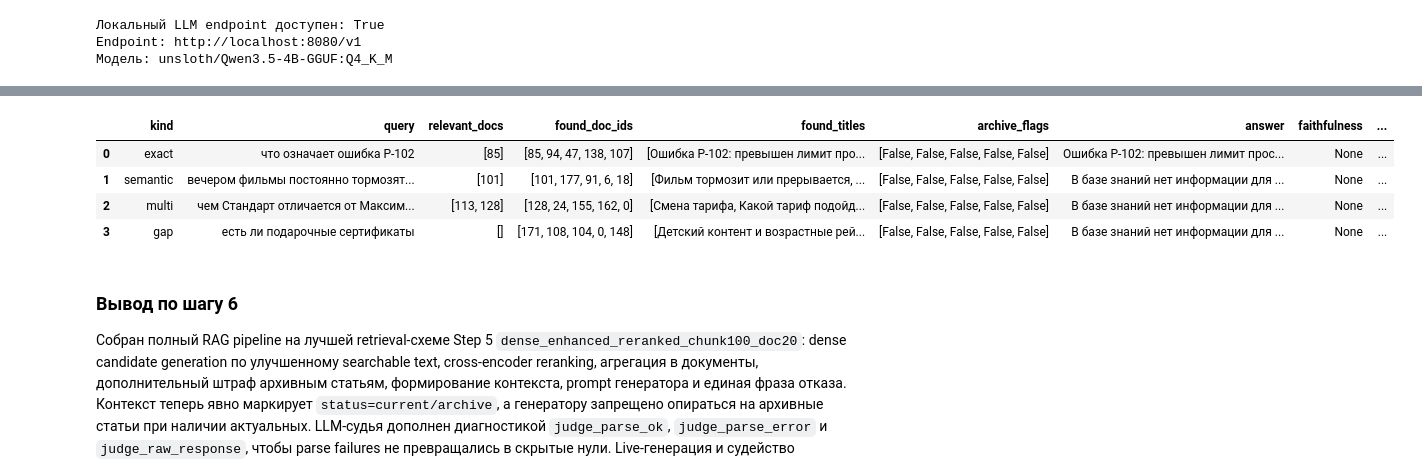
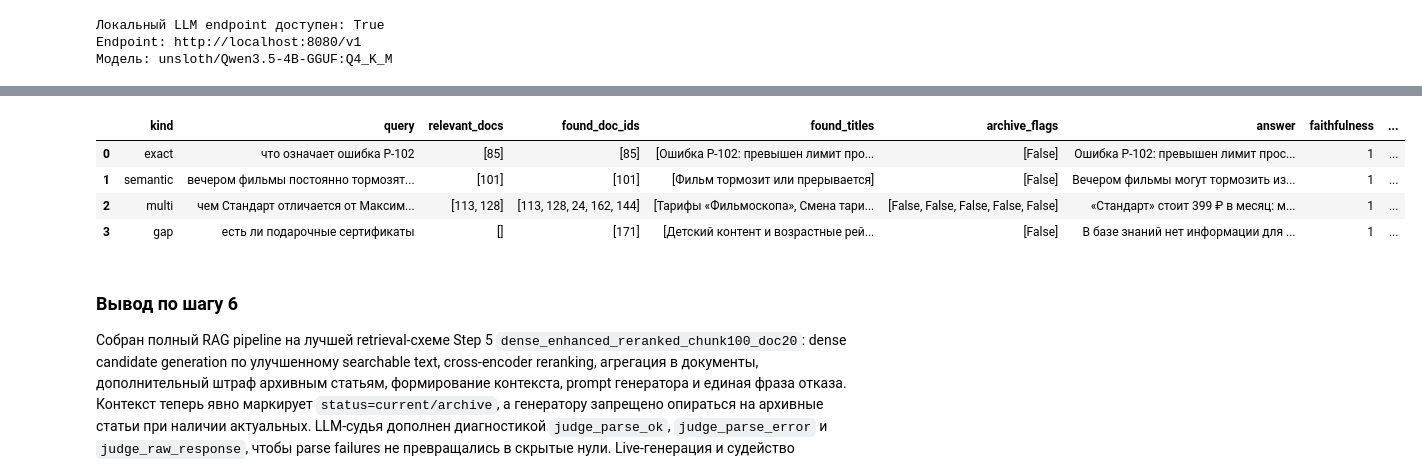
Before and after one commit to IlyaEmelin/ai-agent.rag-system2, a Jupyter notebook: filmoskop_rag.ipynb, the cells around one changed output, grey strips where cells are left out. Saved outputs shown, nothing was run; the diff lists cells and outputs as text; code cells hidden in the pictures.

```diff
--- a/filmoskop_rag.ipynb
+++ b/filmoskop_rag.ipynb
@@ -1759,13 +1759,18 @@ Sweep по чанкингу нашёл лучшую стратегию candidate
 # %%
 from openai import OpenAI
 import urllib.request
+import time
 
 LOCAL_LLM_BASE_URL = "http://localhost:8080/v1"
 LOCAL_LLM_MODELS_URL = "http://localhost:8080/v1/models"
 LOCAL_LLM_MODEL = "unsloth/Qwen3.5-4B-GGUF:Q4_K_M"
 GENERATION_TEMPERATURE = 0
+GENERATION_MAX_TOKENS = 384
+JUDGE_MAX_TOKENS = 192
+JUDGE_RETRIES = 2
+NO_THINK_EXTRA_BODY = {"chat_template_kwargs": {"enable_thinking": False}}
 REFUSAL_PHRASE = "В базе знаний нет информации для ответа на этот вопрос."
-FINAL_RETRIEVAL_VARIANT = "dense_enhanced_reranked_chunk100_doc20_archive_penalty"
+FINAL_RETRIEVAL_VARIANT = "dense_enhanced_reranked_chunk100_doc20_archive_penalty_coverage"
 FINAL_BASE_RETRIEVAL_VARIANT = "dense_enhanced_reranked_chunk100_doc20"
 FINAL_CANDIDATE_CHUNK_K = RERANKER_CANDIDATE_CHUNK_K
 FINAL_DOC_POOL_K = RERANKER_DOC_K
@@ -1789,13 +1794,35 @@ def local_llm_is_available(timeout: float = 2.0) -> bool:
         return False
 
 
-def make_llm_client() -> OpenAI:
+def make_llm_client(timeout: float = 120.0) -> OpenAI:
     """Создаёт OpenAI-compatible клиент для локальной LLM.
+
+    Args:
+        timeout: Клиентский timeout для generation/judge вызовов.
 
     Returns:
         Клиент `OpenAI`, настроенный на локальный endpoint.
     """
-    return OpenAI(base_url=LOCAL_LLM_BASE_URL, api_key="not-needed")
+    return OpenAI(base_url=LOCAL_LLM_BASE_URL, api_key="not-needed", timeout=timeout)
+
+
+def extract_chat_message_text(message) -> str:
+    """Возвращает текст OpenAI-compatible chat message с учётом Qwen reasoning_content.
+
+    Args:
+        message: `completion.choices[0].message` из OpenAI-compatible API.
+
+    Returns:
+        Непустой текст из `content` или финальная часть `reasoning_content`, если сервер
+        неожиданно вернул ответ в поле reasoning.
+    """
+    content = (getattr(message, "content", None) or "").strip()
+    if content:
+        return content
+    reasoning = (getattr(message, "reasoning_content", None) or "").strip()
+    if "</think>" in reasoning:
+        return reasoning.split("</think>", 1)[1].strip()
+    return reasoning
 
 
 llm_available = local_llm_is_available()
@@ -2120,37 +2540,38 @@ for kind in ["exact", "semantic", "multi", "gap"]:
 llm_client = make_llm_client() if llm_available else None
 step6_preview_rows = []
 
 for q in step6_examples:
     result = run_rag_pipeline(q["query"], client=llm_client, generate=llm_available)
     answer = result["answer"] if llm_available else "LLM endpoint недоступен: показан только retrieval/context preview."
     judge = None
     if llm_available:
         judge = judge_answer(q["query"], result["context"], answer, gold=q.get("gold"), client=llm_client)
     step6_preview_rows.append({
         "kind": q["kind"],
         "query": q["query"],
         "relevant_docs": q.get("relevant_docs", []),
         "found_doc_ids": [hit["doc_id"] for hit in result["doc_hits"]],
         "found_titles": [hit["title"] for hit in result["doc_hits"]],
         "archive_flags": [hit.get("is_archive", False) for hit in result["doc_hits"]],
         "answer": answer,
         "faithfulness": None if judge is None else judge["faithfulness"],
         "answer_relevance": None if judge is None else judge["answer_relevance"],
         "correctness": None if judge is None else judge["correctness"],
         "judge_parse_ok": None if judge is None else judge["judge_parse_ok"],
         "judge_parse_error": None if judge is None else judge["judge_parse_error"],
         "judge_explanation": None if judge is None else judge["explanation"],
         "judge_raw_response": None if judge is None else judge["judge_raw_response"],
+        "judge_fallback_used": None if judge is None else judge.get("judge_fallback_used", False),
     })
 
 step6_preview = pd.DataFrame(step6_preview_rows)
 step6_preview
 # %% [output]
 |  | kind | query | relevant_docs | found_doc_ids | found_titles | archive_flags | answer | faithfulness | ... |
-| 0 | exact | что означает ошибка P-102 | [85] | [85, 94, 47, 138, 107] | [Ошибка P-102: превышен лимит про... | [False, False, False, False, False] | Ошибка P-102: превышен лимит прос... | None | ... |
-| 1 | semantic | вечером фильмы постоянно тормозят... | [101] | [101, 177, 91, 6, 18] | [Фильм тормозит или прерывается, ... | [False, False, False, False, False] | В базе знаний нет информации для ... | None | ... |
-| 2 | multi | чем Стандарт отличается от Максим... | [113, 128] | [128, 24, 155, 162, 0] | [Смена тарифа, Какой тариф подойд... | [False, False, False, False, False] | В базе знаний нет информации для ... | None | ... |
-| 3 | gap | есть ли подарочные сертификаты | [] | [171, 108, 104, 0, 148] | [Детский контент и возрастные рей... | [False, False, False, False, False] | В базе знаний нет информации для ... | None | ... |
+| 0 | exact | что означает ошибка P-102 | [85] | [85] | [Ошибка P-102: превышен лимит про... | [False] | Ошибка P-102: превышен лимит прос... | 1 | ... |
+| 1 | semantic | вечером фильмы постоянно тормозят... | [101] | [101] | [Фильм тормозит или прерывается] | [False] | Вечером фильмы могут тормозить из... | 1 | ... |
+| 2 | multi | чем Стандарт отличается от Максим... | [113, 128] | [113, 128, 24, 162, 144] | [Тарифы «Фильмоскопа», Смена тари... | [False, False, False, False, False] | «Стандарт» стоит 399 ₽ в месяц: м... | 1 | ... |
+| 3 | gap | есть ли подарочные сертификаты | [] | [171] | [Детский контент и возрастные рей... | [False] | В базе знаний нет информации для ... | 1 | ... |
 # %% [markdown]
 ### Вывод по шагу 6
 
```
Also changed, not shown: parts of 3 cells of this notebook.
